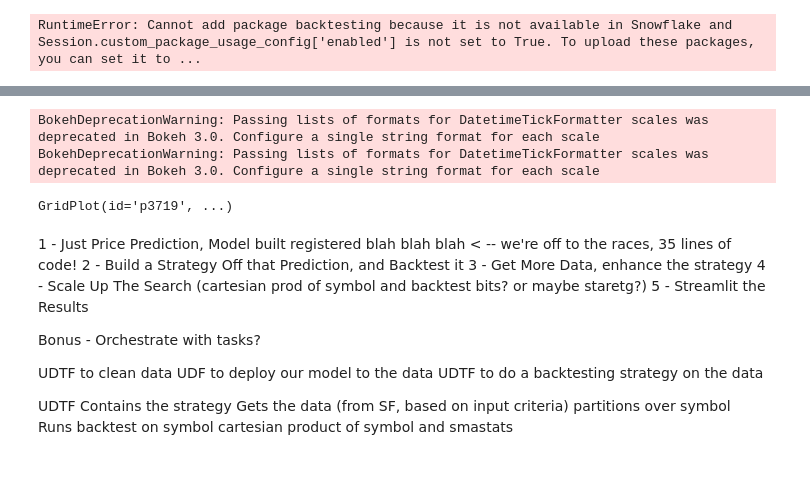
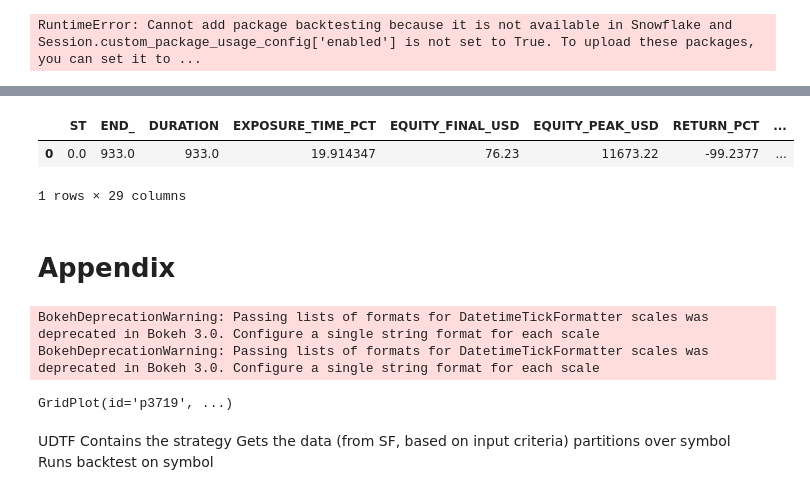
Before and after one commit to sfc-gh-mitaylor/HoL2.0-FS-Predictions, a Jupyter notebook: Part2_Custom_Packages.ipynb, the cells around one changed output, grey strips where cells are left out. Cells and saved outputs as stored; diff of their text form; code cells hidden in the pictures.

```diff
--- a/Part2_Custom_Packages.ipynb
+++ b/Part2_Custom_Packages.ipynb
@@ -148,0 +286,8 @@ sproc_test_backtesting_demo()
+# %%
+sdf = session.table("GOOG_ML")
+sdf_prepped = sdf.select(strat_bt_udtf(*['DATE', 'SYMBOL', 'CLOSE']).over(partition_by=['SYMBOL']))
+sdf_prepped.limit(5).to_pandas()
+# %% [output]
+|  | ST | END_ | DURATION | EXPOSURE_TIME_PCT | EQUITY_FINAL_USD | EQUITY_PEAK_USD | RETURN_PCT | ... |
+| 0 | 0.0 | 933.0 | 933.0 | 19.914347 | 76.23 | 11673.22 | -99.2377 | ... |
+1 rows × 29 columns
@@ -149,3 +296,5 @@ sproc_test_backtesting_demo()
+# %% [markdown]
+# Appendix
 # %%
 bt.plot(filename = "test.html", open_browser=False)
 # %% [output]
@@ -153,23 +302,9 @@ BokehDeprecationWarning: Passing lists of formats for DatetimeTickFormatter scal
 BokehDeprecationWarning: Passing lists of formats for DatetimeTickFormatter scales was deprecated in Bokeh 3.0. Configure a single string format for each scale
 GridPlot(id='p3719', ...)
 # %% [markdown]
-1 - Just Price Prediction, Model built registered blah blah blah < -- we're off to the races, 35 lines of code!
-2 - Build a Strategy Off that Prediction, and Backtest it
-3 - Get More Data, enhance the strategy
-4 - Scale Up The Search (cartesian prod of symbol and backtest bits? or maybe staretg?)
-5 - Streamlit the Results
-
-Bonus - Orchestrate with tasks?
-
-
-
-UDTF to clean data
-UDF to deploy our model to the data
-UDTF to do a backtesting strategy on the data
 
 UDTF
 Contains the strategy
 Gets the data (from SF, based on input criteria)
 partitions over symbol
 Runs backtest on symbol
-cartesian product of symbol and smastats
```
Also changed, not shown: parts of 17 cells of this notebook, 3 other files.
